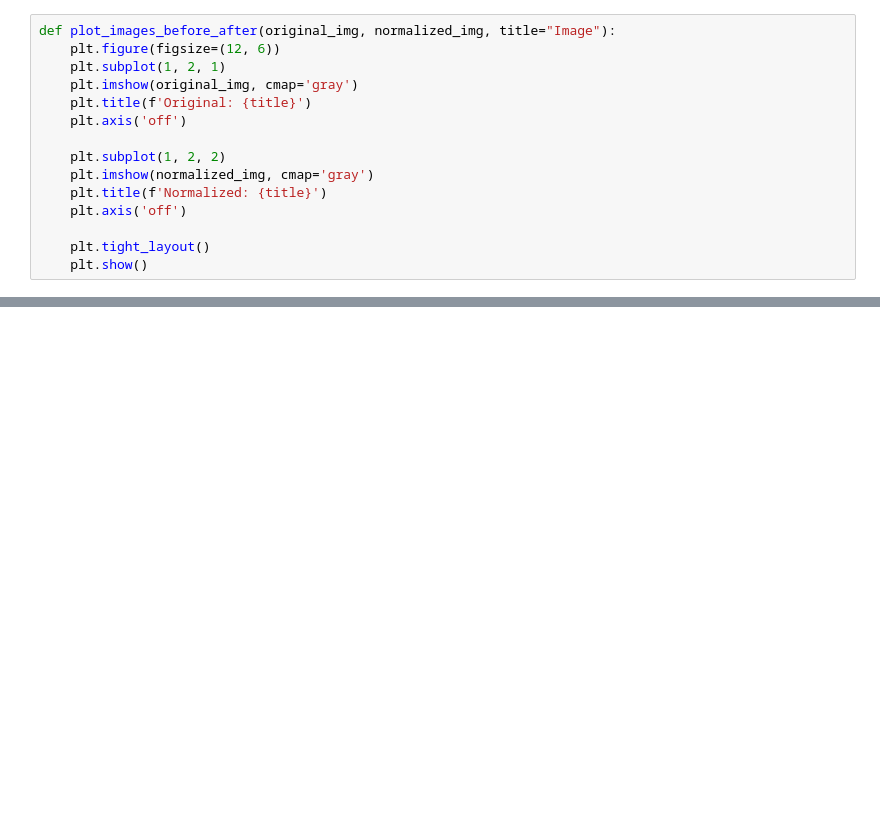
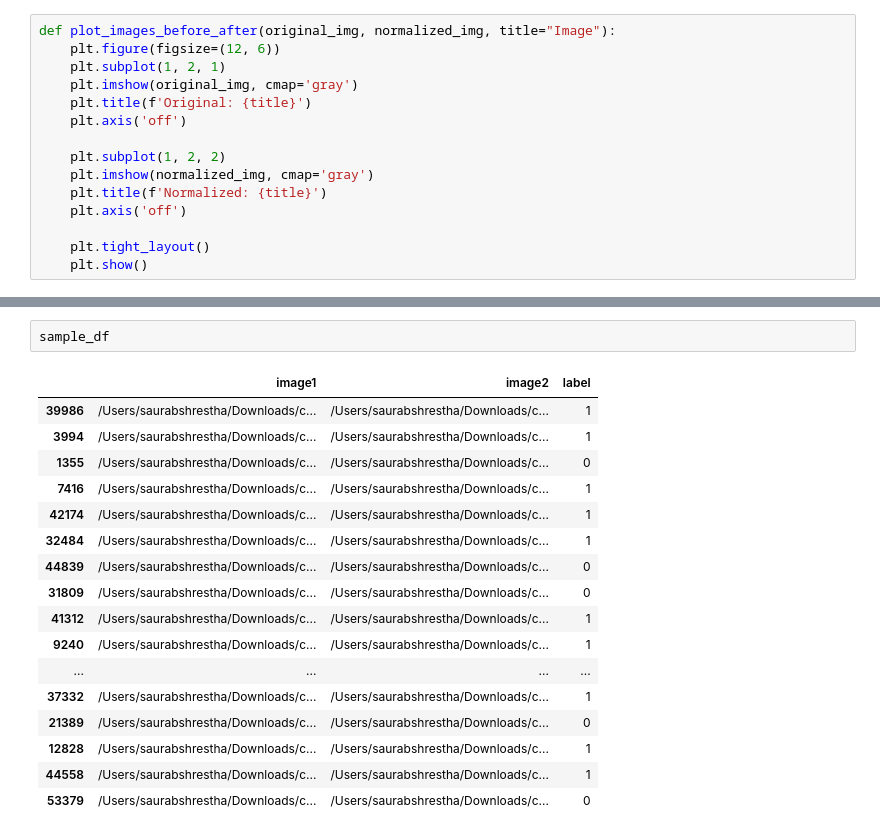
Before and after one commit to Saurab-Shrestha/signature-verification, a Jupyter notebook: src/testing.ipynb, the cells around one changed output, grey strips where cells are left out. Saved outputs shown, nothing was run; the diff lists cells and outputs as text; blank space fills up the shorter version.

```diff
--- a/src/testing.ipynb
+++ b/src/testing.ipynb
@@ -282,0 +363,20 @@ else:
+# %%
+sample_df
+# %% [output]
+|  | image1 | image2 | label |
+| 39986 | /Users/saurabshrestha/Downloads/c... | /Users/saurabshrestha/Downloads/c... | 1 |
+| 3994 | /Users/saurabshrestha/Downloads/c... | /Users/saurabshrestha/Downloads/c... | 1 |
+| 1355 | /Users/saurabshrestha/Downloads/c... | /Users/saurabshrestha/Downloads/c... | 0 |
+| 7416 | /Users/saurabshrestha/Downloads/c... | /Users/saurabshrestha/Downloads/c... | 1 |
+| 42174 | /Users/saurabshrestha/Downloads/c... | /Users/saurabshrestha/Downloads/c... | 1 |
+| 32484 | /Users/saurabshrestha/Downloads/c... | /Users/saurabshrestha/Downloads/c... | 1 |
+| 44839 | /Users/saurabshrestha/Downloads/c... | /Users/saurabshrestha/Downloads/c... | 0 |
+| 31809 | /Users/saurabshrestha/Downloads/c... | /Users/saurabshrestha/Downloads/c... | 0 |
+| 41312 | /Users/saurabshrestha/Downloads/c... | /Users/saurabshrestha/Downloads/c... | 1 |
+| 9240 | /Users/saurabshrestha/Downloads/c... | /Users/saurabshrestha/Downloads/c... | 1 |
+| ... | ... | ... | ... |
+| 37332 | /Users/saurabshrestha/Downloads/c... | /Users/saurabshrestha/Downloads/c... | 1 |
+| 21389 | /Users/saurabshrestha/Downloads/c... | /Users/saurabshrestha/Downloads/c... | 0 |
+| 12828 | /Users/saurabshrestha/Downloads/c... | /Users/saurabshrestha/Downloads/c... | 1 |
+| 44558 | /Users/saurabshrestha/Downloads/c... | /Users/saurabshrestha/Downloads/c... | 1 |
+| 53379 | /Users/saurabshrestha/Downloads/c... | /Users/saurabshrestha/Downloads/c... | 0 |
```
Also changed, not shown: parts of 7 cells of this notebook, 8 other files.
